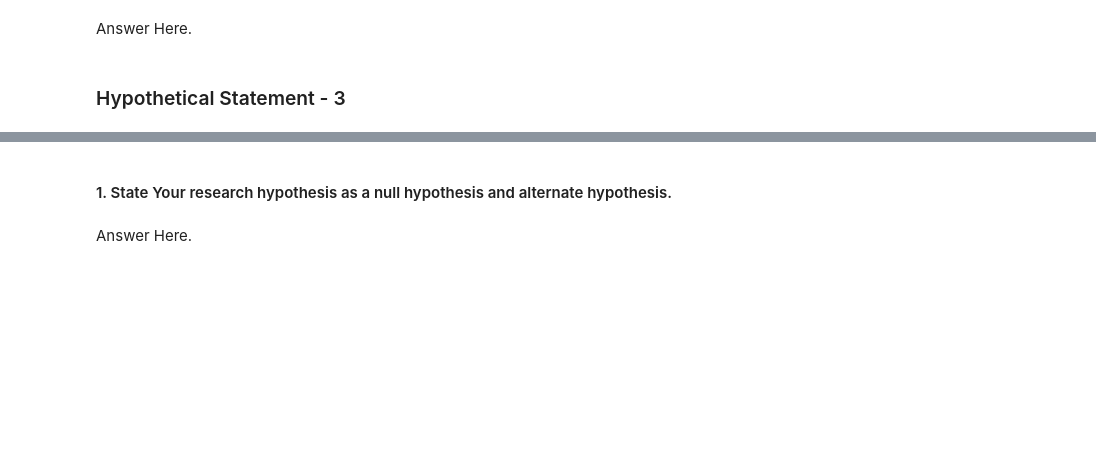
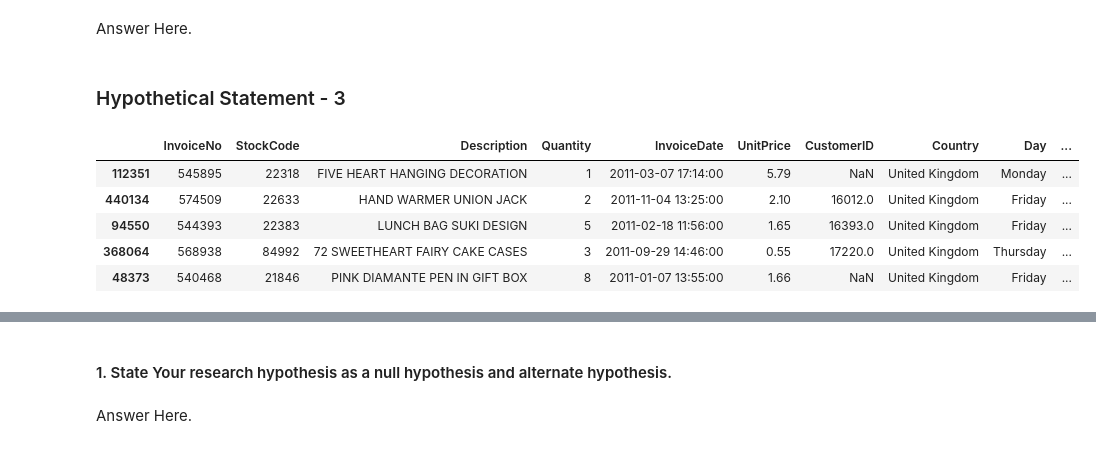
Before and after one commit to Dileepsingh6432/Online-Retail-Customer-Segmentation, a Jupyter notebook: Online_Retail_Customer_Segmentation.ipynb, the cells around one changed output, grey strips where cells are left out. Drawn from its saved outputs; the diff is of its cells as text; code cells hidden in the pictures; blank space fills up the shorter version.

```diff
--- a/Online_Retail_Customer_Segmentation.ipynb
+++ b/Online_Retail_Customer_Segmentation.ipynb
@@ -1225,3 +1223,12 @@ Answer Here.
 Answer Here.
 # %% [markdown]
 ### Hypothetical Statement - 3
+# %%
+df.sample(5)
+# %% [output]
+|  | InvoiceNo | StockCode | Description | Quantity | InvoiceDate | UnitPrice | CustomerID | Country | Day | ... |
+| 112351 | 545895 | 22318 | FIVE HEART HANGING DECORATION | 1 | 2011-03-07 17:14:00 | 5.79 | NaN | United Kingdom | Monday | ... |
+| 440134 | 574509 | 22633 | HAND WARMER UNION JACK | 2 | 2011-11-04 13:25:00 | 2.10 | 16012.0 | United Kingdom | Friday | ... |
+| 94550 | 544393 | 22383 | LUNCH BAG SUKI DESIGN | 5 | 2011-02-18 11:56:00 | 1.65 | 16393.0 | United Kingdom | Friday | ... |
+| 368064 | 568938 | 84992 | 72 SWEETHEART FAIRY CAKE CASES | 3 | 2011-09-29 14:46:00 | 0.55 | 17220.0 | United Kingdom | Thursday | ... |
+| 48373 | 540468 | 21846 | PINK DIAMANTE PEN IN GIFT BOX | 8 | 2011-01-07 13:55:00 | 1.66 | NaN | United Kingdom | Friday | ... |
```
Also changed, not shown: parts of 22 cells of this notebook.
